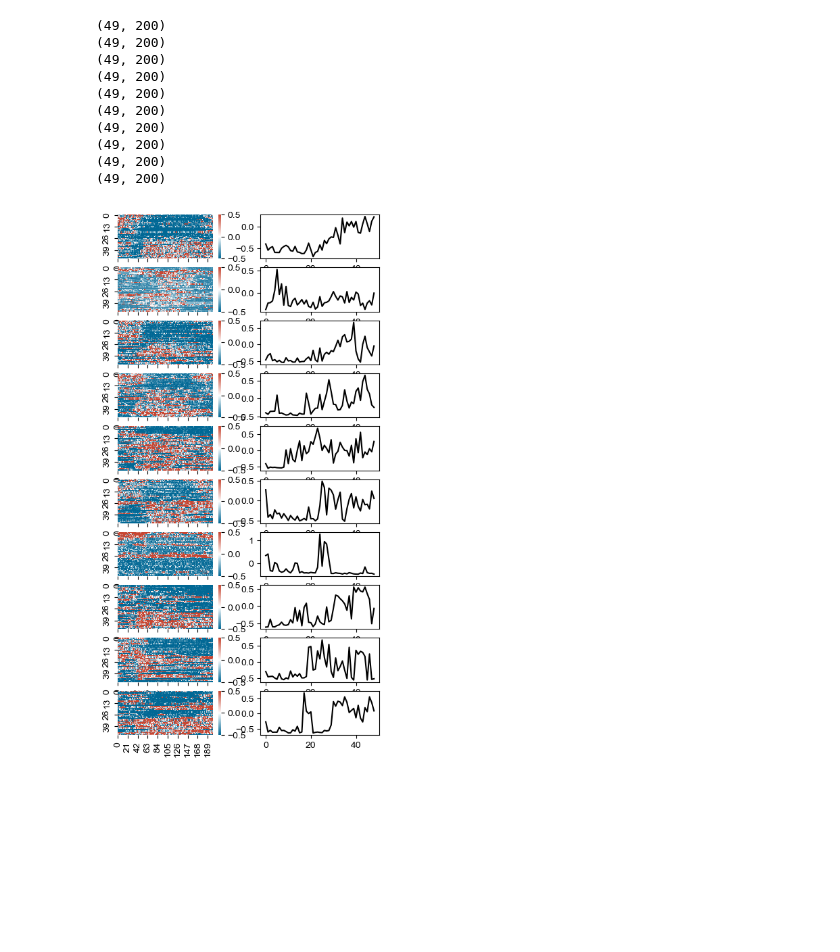
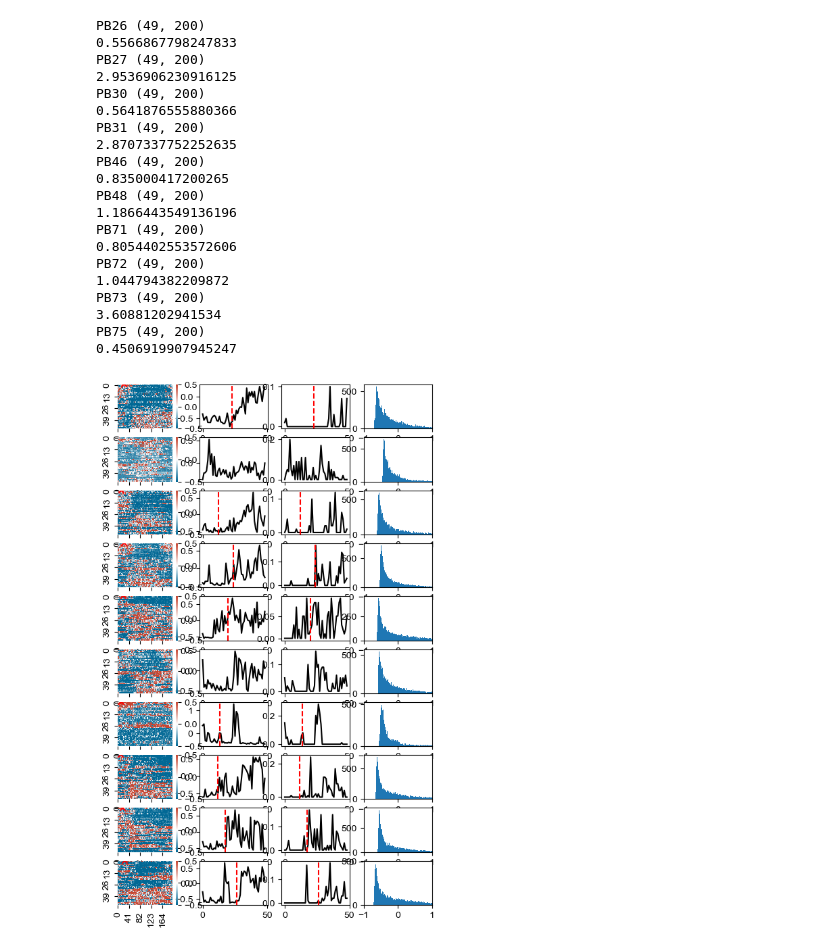
Before and after one commit to jaimemcc/bazzino, a Jupyter notebook: notebooks/behav_indvidual_rats.ipynb, the cells around one changed output. Cells and saved outputs as stored; diff of their text form; code cells hidden in the pictures; blank space fills up the shorter version.

Commit message:
added thresholded moving metric

```diff
--- a/notebooks/behav_indvidual_rats.ipynb
+++ b/notebooks/behav_indvidual_rats.ipynb
@@ -27,3 +27,10 @@ x_array = data["x_vel"]
 #snips_photo = data["snips_photo"]
 snips_vel = data["snips_vel"]
 snips_still = data["snips_still"]
+
+with open(DATAFOLDER / "sigmoidal_fits.pickle", "rb") as f:
+    fits = dill.load(f)
+
+fits_df_cluster_raw = fits["fits_df_cluster_raw"]
+fits_df_clusterness = fits["fits_df_clusterness"]
+fits_df_euclidean = fits["fits_df_euclidean"]
@@ -30,32 +51,75 @@ snips_still = data["snips_still"]
 # %%
+def get_time_moving(snips, threshold=1):
+
+    moving = []
+    for i in range(snips.shape[0]):
+        snip = snips[i, 50:150]
+        tmp = len([x for x in snip if x > threshold]) / len(snip)
+        moving.append(tmp)
+
+    return np.array(moving)
+
 query_string = "condition == 'deplete' & infusiontype == '45NaCl'"
 
 rats = x_array.query(query_string).id.unique()
 
-f, ax = plt.subplots(nrows=len(rats), ncols=2, figsize=(5, len(rats)))
+f, ax = plt.subplots(nrows=len(rats), ncols=4, figsize=(6, len(rats)))
 
 for i, rat in enumerate(rats):
     query_string = f"condition == 'deplete' & infusiontype == '45NaCl' & id == '{rat}'"
     snips_tmp = snips_still[x_array.query(query_string).index]
-    print(snips_tmp.shape)
+    print(rat, snips_tmp.shape)
 
     sns.heatmap(snips_tmp,
                 vmin=-0.5,
                 vmax=0.5,
                 ax=ax[i, 0],
                 cmap=custom_cmap,)
 
     ax[i, 1].plot(np.nanmedian(snips_tmp[:,50:150], axis=1), color='k')
+
+    # threshold from individual rats
+    thr = otsu_threshold(snips_tmp.flatten())
+    print(thr)
+
+    # threshold from all rats
+    # thr = otsu_threshold(snips_still.flatten())
+
+
+
+    ax[i, 2].plot(get_time_moving(snips_tmp, threshold=thr_knee), color='k')
+
+    try:
+        transition_point = fits_df_cluster_raw.query("id == @rat").x0_orig.values[0]
+        ax[i, 0].scatter(transition_point, -0.6, color='r', marker='x')
+        ax[i, 1].axvline(transition_point, color='r', linestyle='--')
+        ax[i, 2].axvline(transition_point, color='r', linestyle='--')
+    except:
+        pass
+
+
+    ax[i, 3].hist(snips_tmp.flatten(), bins=1000)
+    ax[i, 3].set_xlim([-1, 1])
 # %% [output]
-(49, 200)
-(49, 200)
-(49, 200)
-(49, 200)
-(49, 200)
-(49, 200)
-(49, 200)
-(49, 200)
-(49, 200)
-(49, 200)
+PB26 (49, 200)
+0.5566867798247833
+PB27 (49, 200)
+2.9536906230916125
+PB30 (49, 200)
+0.5641876555880366
+PB31 (49, 200)
+2.8707337752252635
+PB46 (49, 200)
+0.835000417200265
+PB48 (49, 200)
+1.1866443549136196
+PB71 (49, 200)
+0.8054402553572606
+PB72 (49, 200)
+1.044794382209872
+PB73 (49, 200)
+3.60881202941534
+PB75 (49, 200)
+0.4506919907945247
-[figure, old version]
+[figure, new version]
 # %%
```
Also changed, not shown: parts of 5 cells of this notebook, 1 other file.
